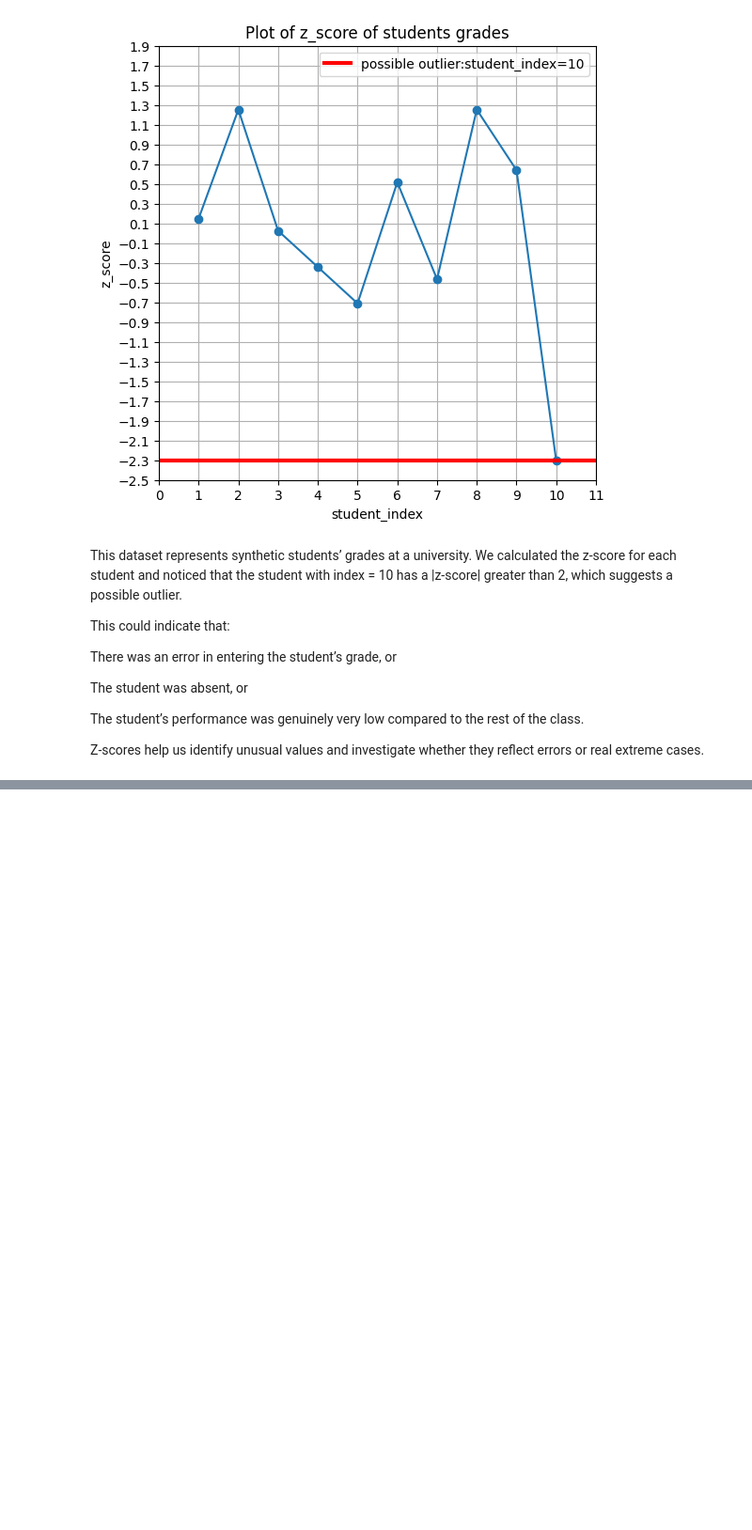
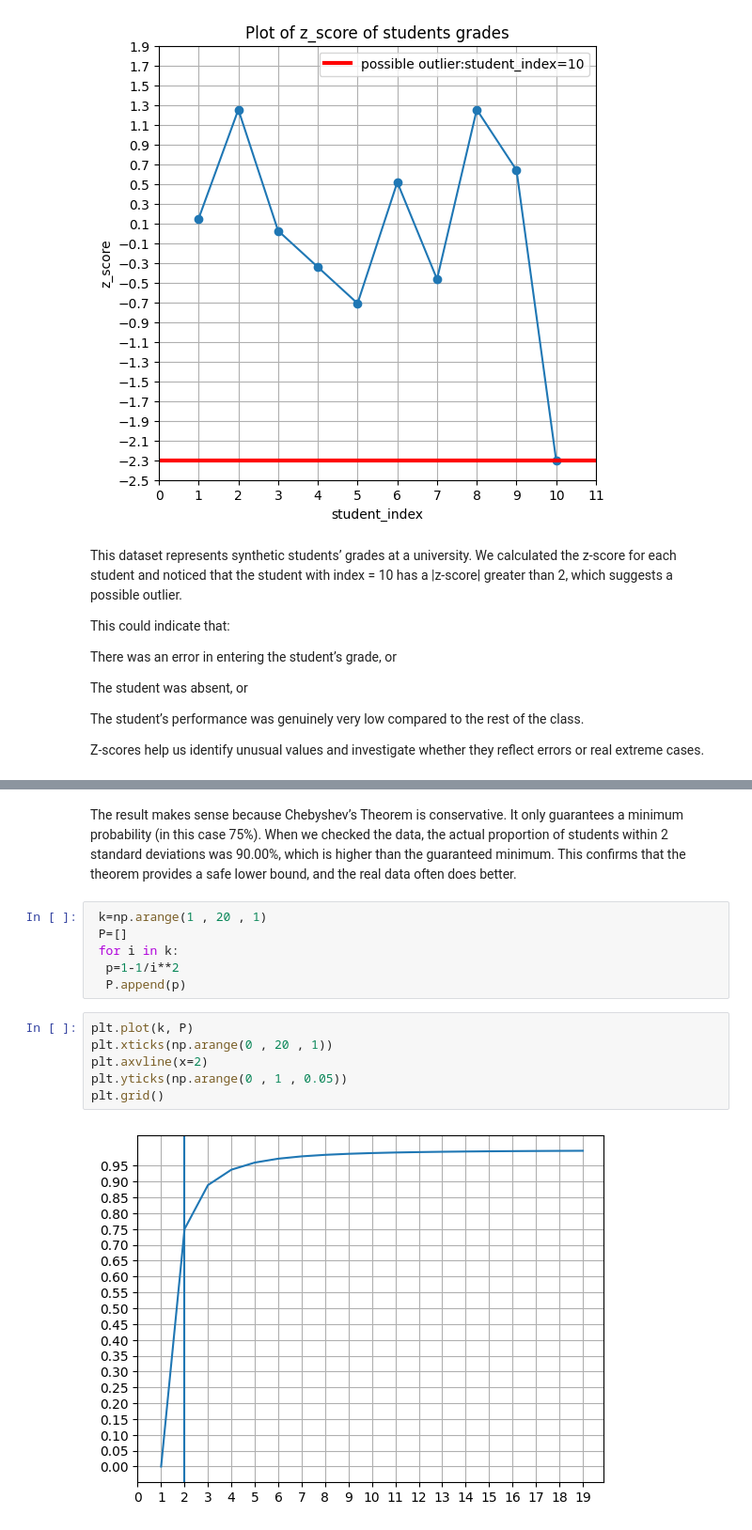
Before and after one commit to ZoubirCHATTI/02__Probability-Statisitics, a Jupyter notebook: 01_Basis statistics/01_Basic_statistics.ipynb, the cells around one changed output, grey strips where cells are left out. Shown at 94% size. Saved outputs shown, nothing was run; the diff lists cells and outputs as text; blank space fills up the shorter version.

```diff
--- a/01_Basis statistics/01_Basic_statistics.ipynb
+++ b/01_Basis statistics/01_Basic_statistics.ipynb
@@ -288,0 +322,19 @@ $$
+# %% [markdown]
+The result makes sense because Chebyshev’s Theorem is conservative.
+It only guarantees a minimum probability (in this case 75%).
+When we checked the data, the actual proportion of students within 2 standard deviations was 90.00%, which is higher than the guaranteed minimum.
+This confirms that the theorem provides a safe lower bound, and the real data often does better.
+# %%
+ k=np.arange(1 , 20 , 1)
+ P=[]
+ for i in k:
+  p=1-1/i**2
+  P.append(p)
+# %%
+plt.plot(k, P)
+plt.xticks(np.arange(0 , 20 , 1))
+plt.axvline(x=2)
+plt.yticks(np.arange(0 , 1 , 0.05))
+plt.grid()
+# %% [output]
+[figure, added]
```
Also changed, not shown: parts of 13 cells of this notebook.
